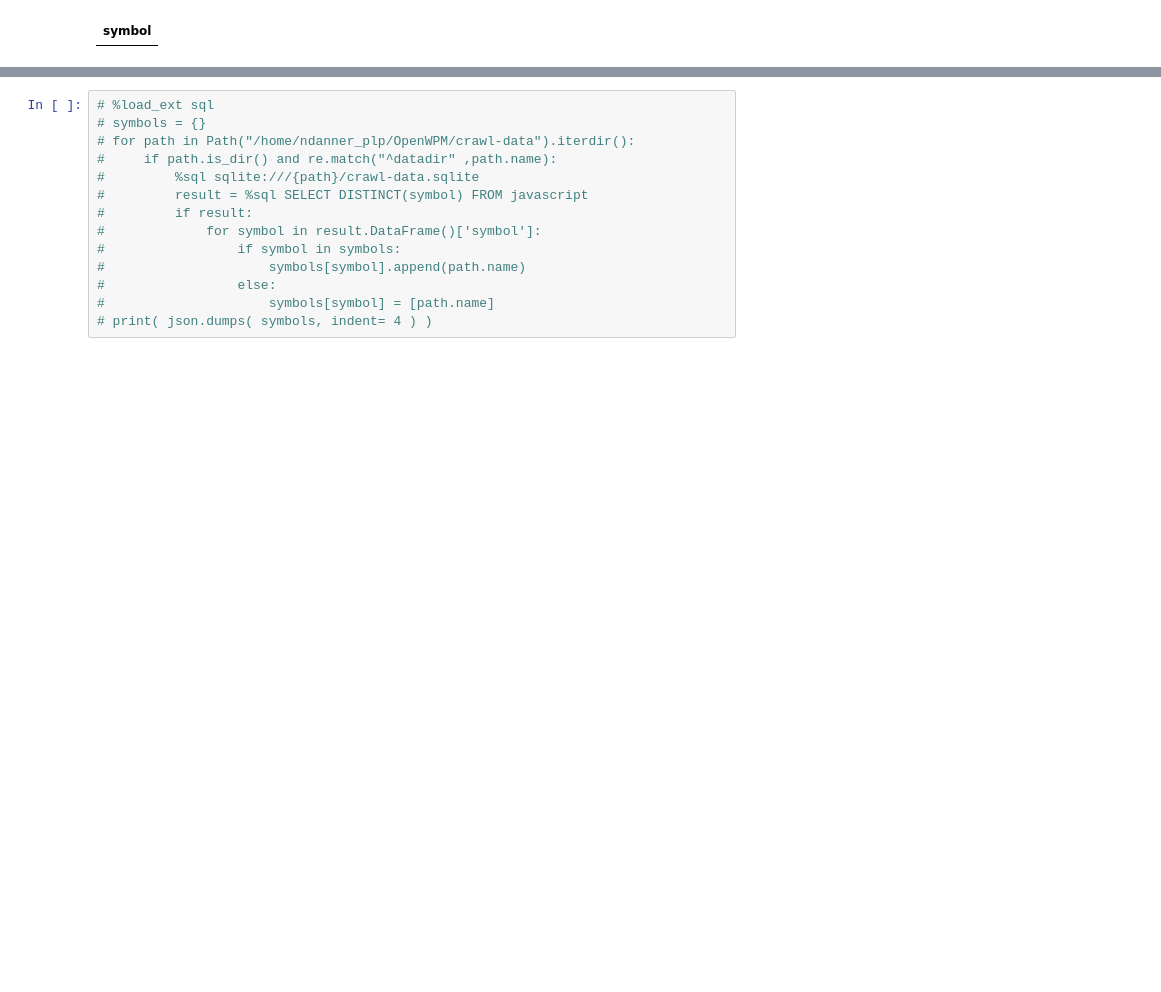
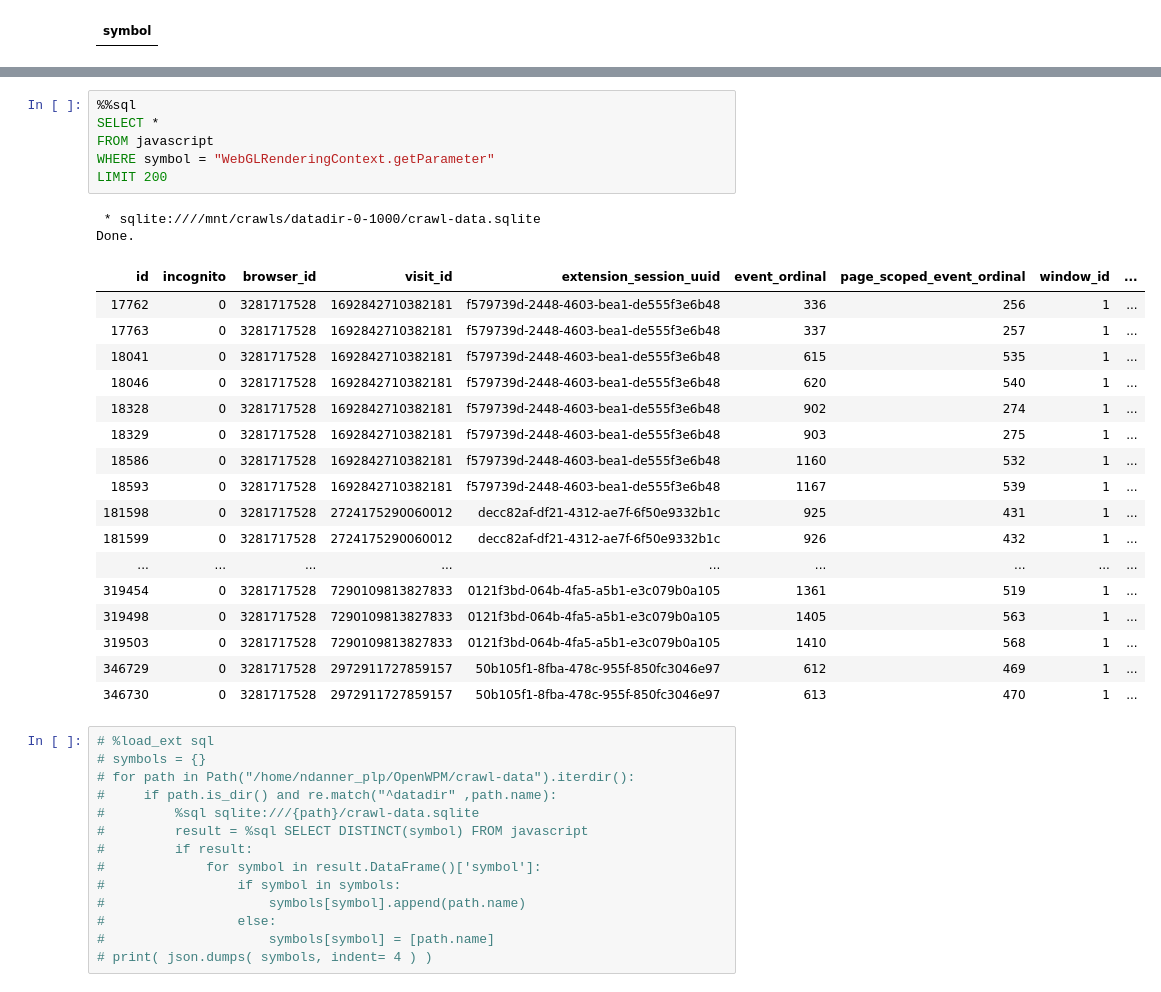
Before and after one commit to tim-stephenson/OpenWPM-Data-Analytics, a Jupyter notebook: main/notebook.ipynb, the cells around one changed output, grey strips where cells are left out. Drawn from its saved outputs; the diff is of its cells as text; blank space fills up the shorter version.

```diff
--- a/main/notebook.ipynb
+++ b/main/notebook.ipynb
@@ -82,3 +99,29 @@ Done.
+# %%
+%%sql
+SELECT *
+FROM javascript
+WHERE symbol = "WebGLRenderingContext.getParameter"
+LIMIT 200
+# %% [output]
+ * sqlite:////mnt/crawls/datadir-0-1000/crawl-data.sqlite
+Done.
+| id | incognito | browser_id | visit_id | extension_session_uuid | event_ordinal | page_scoped_event_ordinal | window_id | ... |
+| 17762 | 0 | 3281717528 | 1692842710382181 | f579739d-2448-4603-bea1-de555f3e6b48 | 336 | 256 | 1 | ... |
+| 17763 | 0 | 3281717528 | 1692842710382181 | f579739d-2448-4603-bea1-de555f3e6b48 | 337 | 257 | 1 | ... |
+| 18041 | 0 | 3281717528 | 1692842710382181 | f579739d-2448-4603-bea1-de555f3e6b48 | 615 | 535 | 1 | ... |
+| 18046 | 0 | 3281717528 | 1692842710382181 | f579739d-2448-4603-bea1-de555f3e6b48 | 620 | 540 | 1 | ... |
+| 18328 | 0 | 3281717528 | 1692842710382181 | f579739d-2448-4603-bea1-de555f3e6b48 | 902 | 274 | 1 | ... |
+| 18329 | 0 | 3281717528 | 1692842710382181 | f579739d-2448-4603-bea1-de555f3e6b48 | 903 | 275 | 1 | ... |
+| 18586 | 0 | 3281717528 | 1692842710382181 | f579739d-2448-4603-bea1-de555f3e6b48 | 1160 | 532 | 1 | ... |
+| 18593 | 0 | 3281717528 | 1692842710382181 | f579739d-2448-4603-bea1-de555f3e6b48 | 1167 | 539 | 1 | ... |
+| 181598 | 0 | 3281717528 | 2724175290060012 | decc82af-df21-4312-ae7f-6f50e9332b1c | 925 | 431 | 1 | ... |
+| 181599 | 0 | 3281717528 | 2724175290060012 | decc82af-df21-4312-ae7f-6f50e9332b1c | 926 | 432 | 1 | ... |
+| ... | ... | ... | ... | ... | ... | ... | ... | ... |
+| 319454 | 0 | 3281717528 | 7290109813827833 | 0121f3bd-064b-4fa5-a5b1-e3c079b0a105 | 1361 | 519 | 1 | ... |
+| 319498 | 0 | 3281717528 | 7290109813827833 | 0121f3bd-064b-4fa5-a5b1-e3c079b0a105 | 1405 | 563 | 1 | ... |
+| 319503 | 0 | 3281717528 | 7290109813827833 | 0121f3bd-064b-4fa5-a5b1-e3c079b0a105 | 1410 | 568 | 1 | ... |
+| 346729 | 0 | 3281717528 | 2972911727859157 | 50b105f1-8fba-478c-955f-850fc3046e97 | 612 | 469 | 1 | ... |
+| 346730 | 0 | 3281717528 | 2972911727859157 | 50b105f1-8fba-478c-955f-850fc3046e97 | 613 | 470 | 1 | ... |
 # %%
 # %load_ext sql
 # symbols = {}
```
Also changed, not shown: parts of 7 cells of this notebook, 7 other files.
